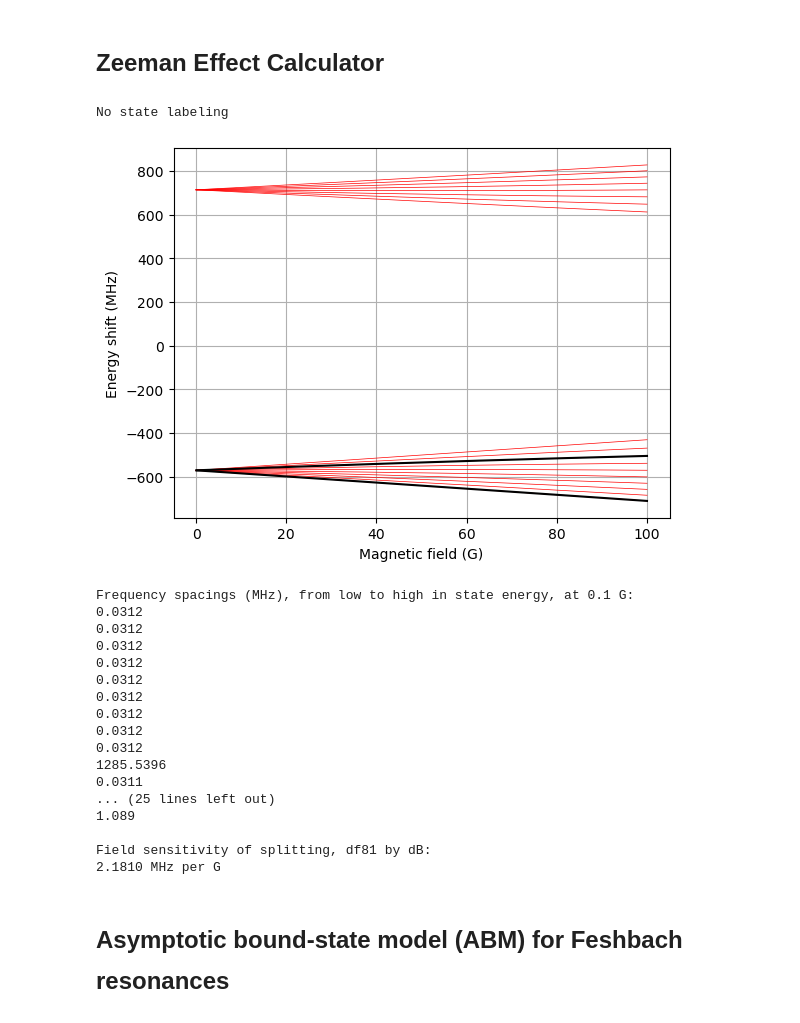
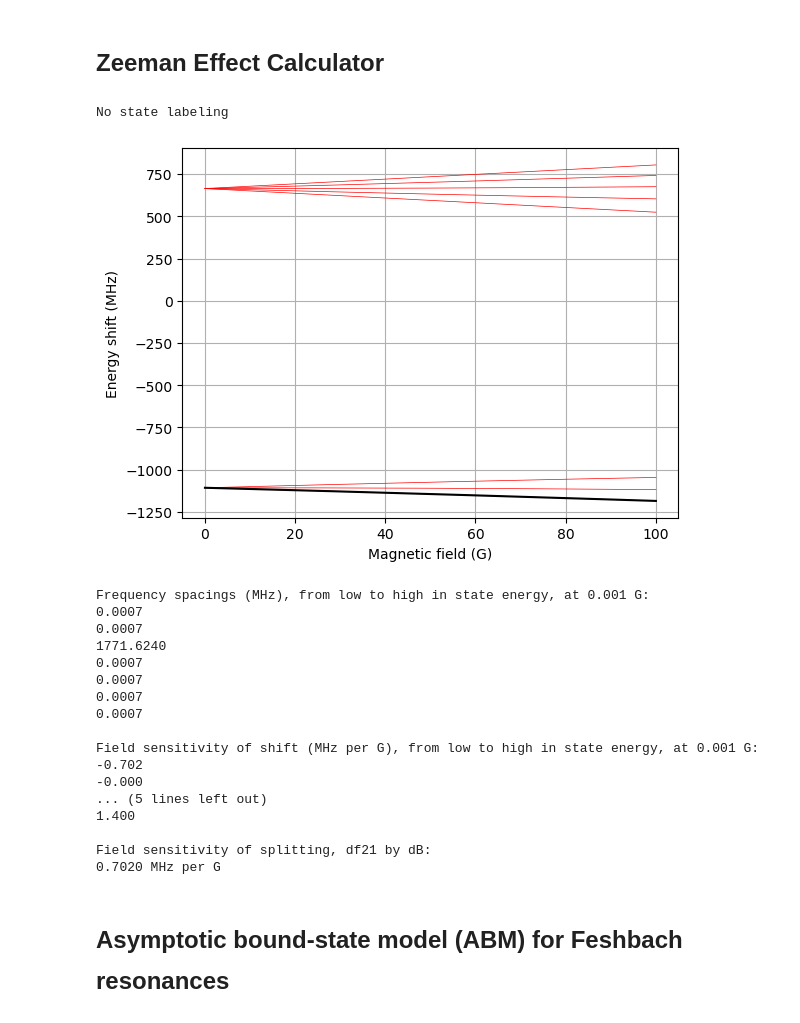
Before and after one commit to huanium/huanium, a Jupyter notebook: MIT_PhD/Fermi1/Fermi1 Calculator/Fermi1_Calculator_part_3_of_5.ipynb, the cells around one changed output. Drawn from its saved outputs; the diff is of its cells as text; code cells hidden in the pictures.

```diff
--- a/MIT_PhD/Fermi1/Fermi1 Calculator/Fermi1_Calculator_part_3_of_5.ipynb
+++ b/MIT_PhD/Fermi1/Fermi1 Calculator/Fermi1_Calculator_part_3_of_5.ipynb
@@ -741,44 +741,44 @@ def zeeman_energy_calculator(J, I, gI, L, S, B_calc, Ahf, Bhf, labeling_mode='lf
 # %%
 # Zeeman calculator cell
 B_start = 0
 B_end = 100
-B_main = 0.1 # G
+B_main = 0.001 # G
 num_B = 1000
 
 # Careful what you type in here!
-Ahf = K40Ahf_s12
-Bhf = K40Bhf_s12
+Ahf = Na23Ahf_s12
+Bhf = Na23Bhf_s12
 L = 0
 S = 1/2
 J = 1/2
-I = K40I
-gI = K40gI
+I = Na23I
+gI = Na23gI
 
 zeeman_splitting_calculator(J, I, gI, L, S, B_main, B_start, B_end, num_B, Ahf, Bhf,
-                            plotting = True, highlight_HF_states = [1,8], plot_range = None,
-                            single_B_field_calc_mode = True, print_field_sensitivity_between = [1,8],
-                            search_mode = False, splitting = 22.830, splitting_between_states = [1,8],
+                            plotting = True, highlight_HF_states = [1], plot_range = None,
+                            single_B_field_calc_mode = True, print_field_sensitivity_between = [1,2],
+                            search_mode = False, splitting = 22.830, splitting_between_states = [1,2],
                             labeling_mode='none')
 # %% [output]
 No state labeling
-[figure, old version]
+[figure, new version]
-Frequency spacings (MHz), from low to high in state energy, at 0.1 G:
-0.0312
-0.0312
-0.0312
-0.0312
-0.0312
-0.0312
-0.0312
-0.0312
-0.0312
-1285.5396
-0.0311
-... (25 lines left out)
-1.089
+Frequency spacings (MHz), from low to high in state energy, at 0.001 G:
+0.0007
+0.0007
+1771.6240
+0.0007
+0.0007
+0.0007
+0.0007
 
-Field sensitivity of splitting, df81 by dB:
-2.1810 MHz per G
+Field sensitivity of shift (MHz per G), from low to high in state energy, at 0.001 G:
+-0.702
+-0.000
+... (5 lines left out)
+1.400
+
+Field sensitivity of splitting, df21 by dB:
+0.7020 MHz per G
 # %% [markdown]
 # <font size = 5>Asymptotic bound-state model (ABM) for Feshbach resonances</font>
 # %% [markdown]
```
Also changed, not shown: parts of 7 cells of this notebook, 1 other file.
